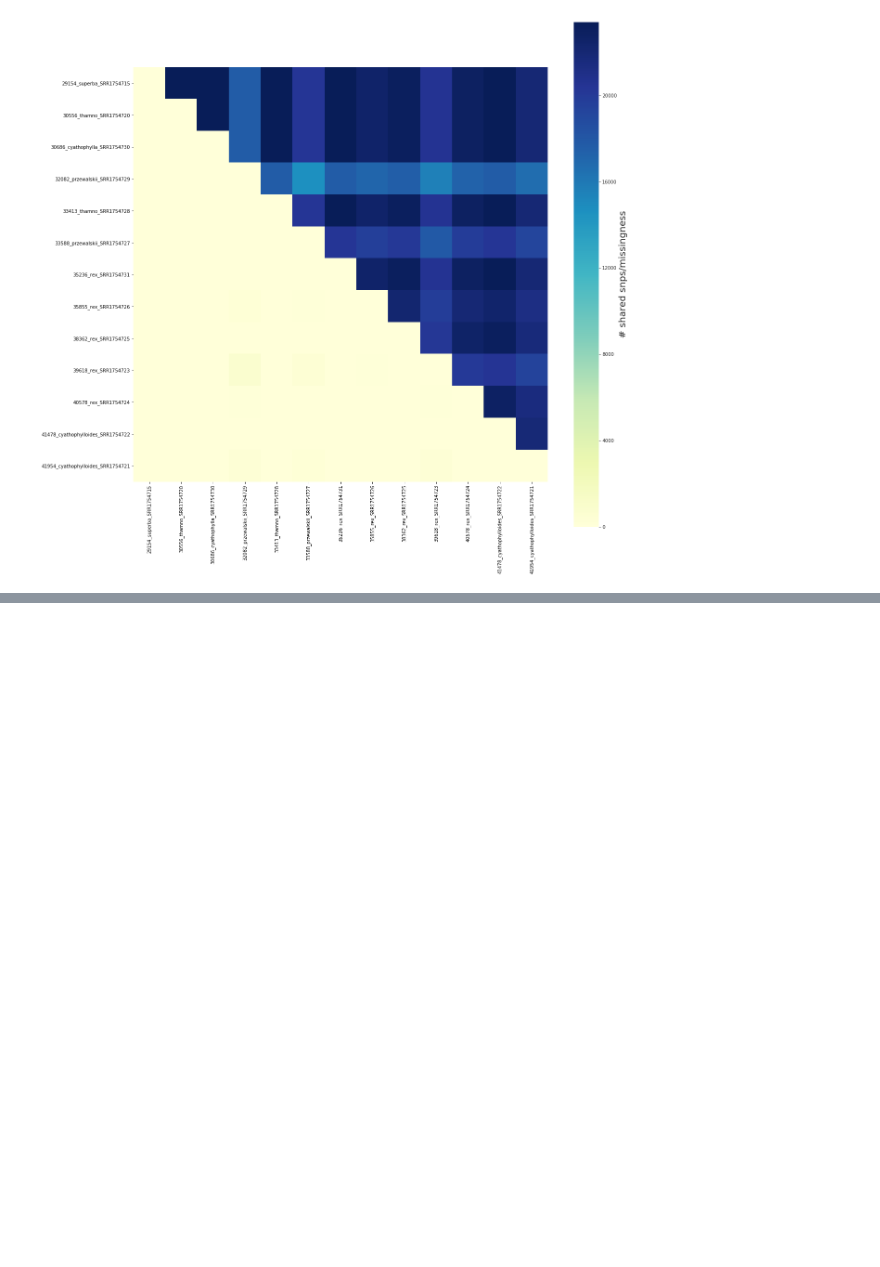
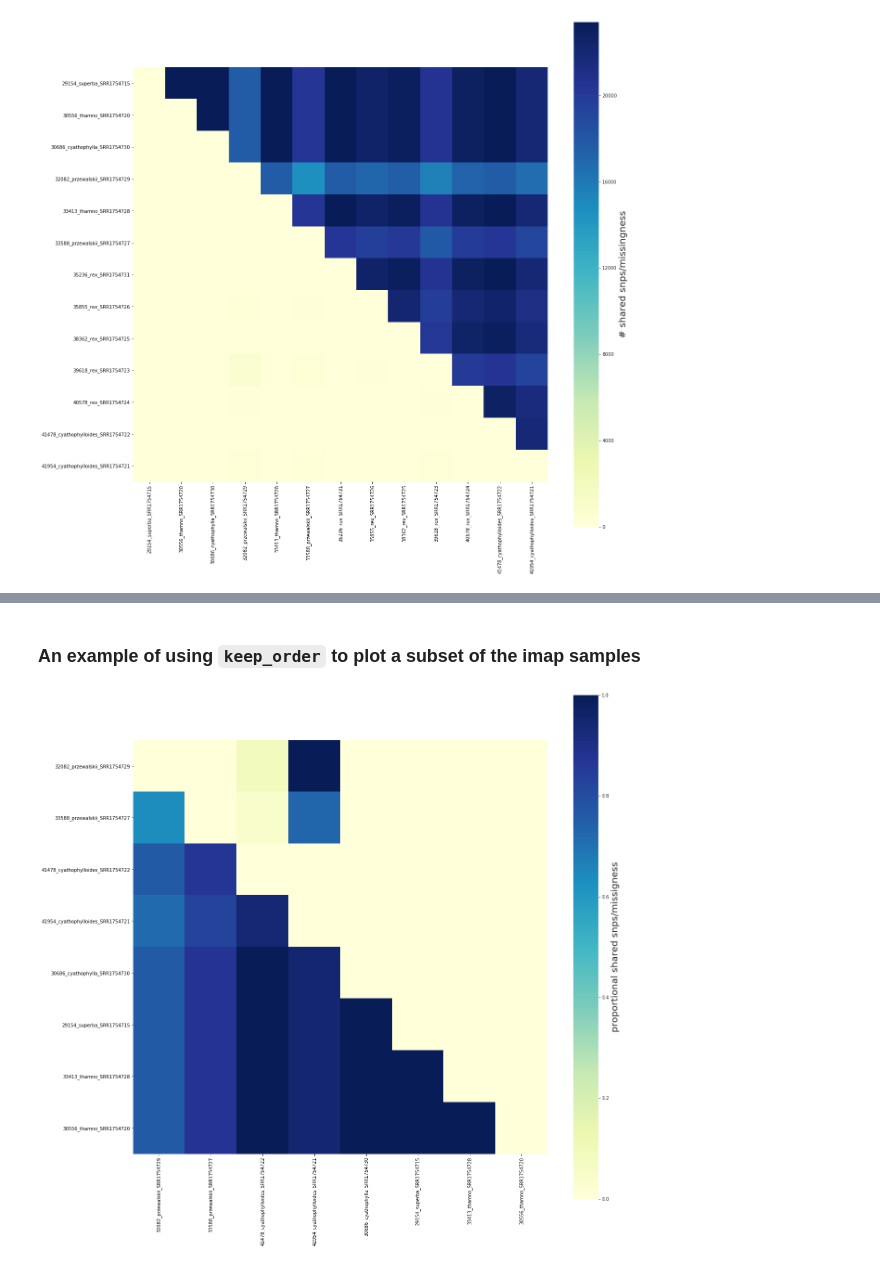
Before and after one commit to dereneaton/ipyrad, a Jupyter notebook: newdocs/API-analysis/cookbook-sharing.ipynb, the cells around one changed output, grey strips where cells are left out. Cells and saved outputs as stored; diff of their text form; code cells hidden in the pictures; blank space fills up the shorter version.

```diff
--- a/newdocs/API-analysis/cookbook-sharing.ipynb
+++ b/newdocs/API-analysis/cookbook-sharing.ipynb
@@ -68,0 +125,17 @@ fig, ax = share.draw(scaled=False)
+# %% [markdown]
+### An example of using `keep_order` to plot a subset of the imap samples
+# %%
+imap2 = {
+    "prz": ["32082_przewalskii_SRR1754729", "33588_przewalskii_SRR1754727"],
+    "cys": ["41478_cyathophylloides_SRR1754722", "41954_cyathophylloides_SRR1754721"],
+    "cya": ["30686_cyathophylla_SRR1754730"],
+    "sup": ["29154_superba_SRR1754715"],
+    "cup": ["33413_thamno_SRR1754728"],
+    "tha": ["30556_thamno_SRR1754720"],
+#    "rck": ["35236_rex_SRR1754731"],
+#    "rex": ["35855_rex_SRR1754726", "40578_rex_SRR1754724"],
+#    "lip": ["39618_rex_SRR1754723", "38362_rex_SRR1754725"],
+}
+_, _ = share.draw(keep_order=imap2)
+# %% [output]
+[figure, added]
```
Also changed, not shown: parts of 9 cells of this notebook, 1 other file.
